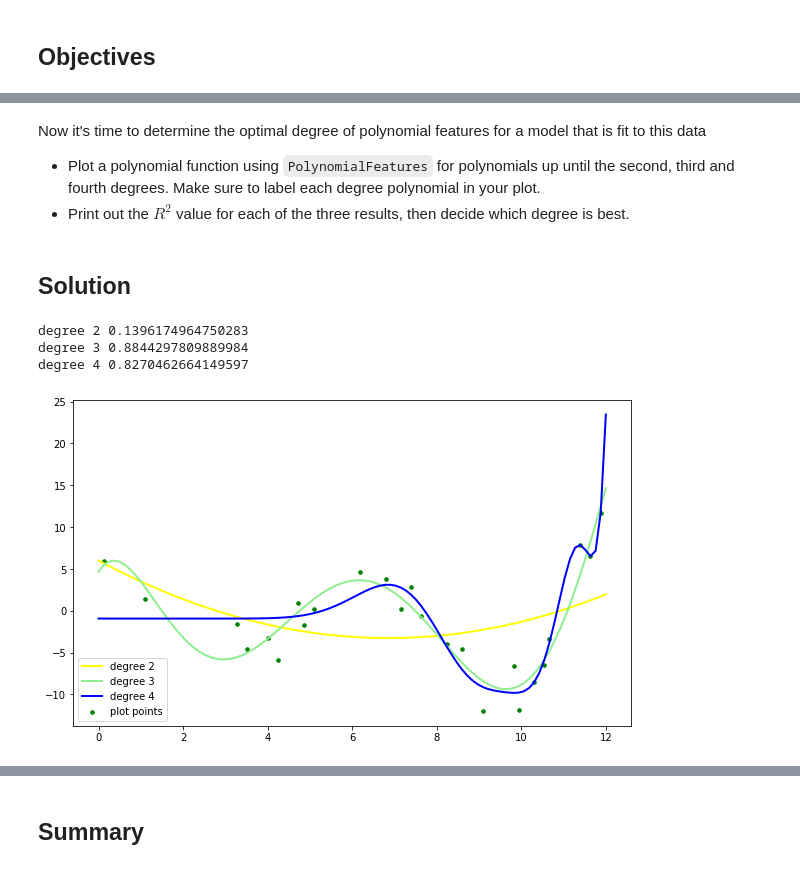
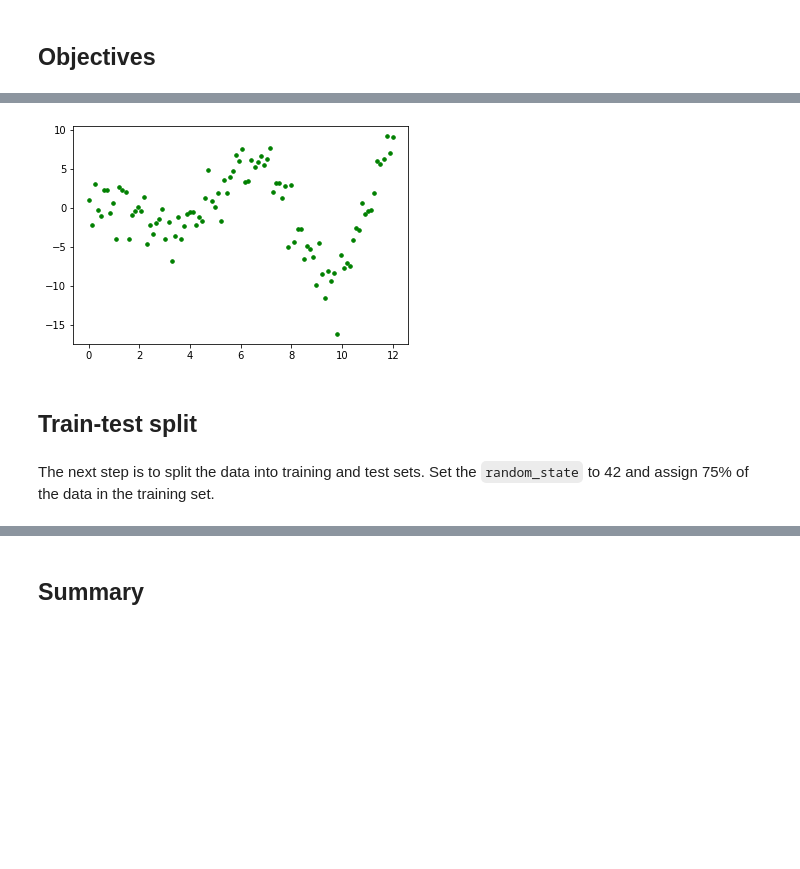
Before and after one commit to learn-co-curriculum/dsc-polynomial-regression-lab-v2-5, a Jupyter notebook: index.ipynb, the cells around one changed output, grey strips where cells are left out. Cells and saved outputs as stored; diff of their text form; code cells hidden in the pictures; blank space fills up the shorter version.

```diff
--- a/index.ipynb
+++ b/index.ipynb
@@ -14,0 +17,8 @@ You will be able to:
+# %%
+import numpy as np
+import pandas as pd
+import matplotlib.pyplot as plt
+%matplotlib inline
+
+df = pd.read_csv('sample_data.csv')
+df.head()
@@ -36,51 +34,8 @@ plt.show();
-# %% [markdown]
-Now it's time to determine the optimal degree of polynomial features for a model that is fit to this data
-- Plot a polynomial function using `PolynomialFeatures` for polynomials up until the second, third and fourth degrees. Make sure to label each degree polynomial in your plot.
-- Print out the $R^2$ value for each of the three results, then decide which degree is best.
-# %% [markdown]
-## Solution
-# %%
-import numpy as np
-import matplotlib.pyplot as plt
-from sklearn.preprocessing import PolynomialFeatures
-from sklearn.linear_model import LinearRegression
-from sklearn.metrics import mean_squared_error, r2_score
-
-def pol(x):
-    return x * np.cos(x)
-
-x = np.linspace(0, 12, 100)
-rng = np.random.RandomState(1234)
-rng.shuffle(x)
-x = np.sort(x[:25])
-y = pol(x) + np.random.randn(25)*2
-
-x_plot = np.linspace(0, 12, 100)
-
-# reshape the arrays
-X = x[:, np.newaxis]
-X_plot = x_plot[:, np.newaxis]
-
-colors = ['yellow', 'lightgreen', 'blue']
-plt.figure(figsize=(10,6))
-plt.scatter(x, y, color='green', s=50, marker='.', label="plot points")
-
-for index, degree in enumerate([2,3,4]):
-    poly = PolynomialFeatures(degree)
-    X = poly.fit_transform(X)
-    X_plot = poly.fit_transform(X_plot)
-    reg_poly = LinearRegression().fit(X, y)
-    y_plot = reg_poly.predict(X_plot)
-    plt.plot(x_plot, y_plot, color=colors[index], linewidth = 2 ,
-             label="degree %d" % degree)
-    print("degree %d" % degree, r2_score(y, reg_poly.predict(X)))
-
-plt.legend(loc='lower left')
-plt.show();
-
-# The third degree polynomial performed the best
-# %% [output]
-degree 2 0.1396174964750283
-degree 3 0.8844297809889984
-degree 4 0.8270462664149597
-[figure, removed]
+# %%
+plt.scatter(df['x'], df['y'], color='green', s=50, marker='.');
+# %% [output]
+[figure, added]
+# %% [markdown]
+## Train-test split
+# %% [markdown]
+The next step is to split the data into training and test sets. Set the `random_state` to 42 and assign 75% of the data in the training set.
```
Also changed, not shown: parts of 12 cells of this notebook, 7 other files.
